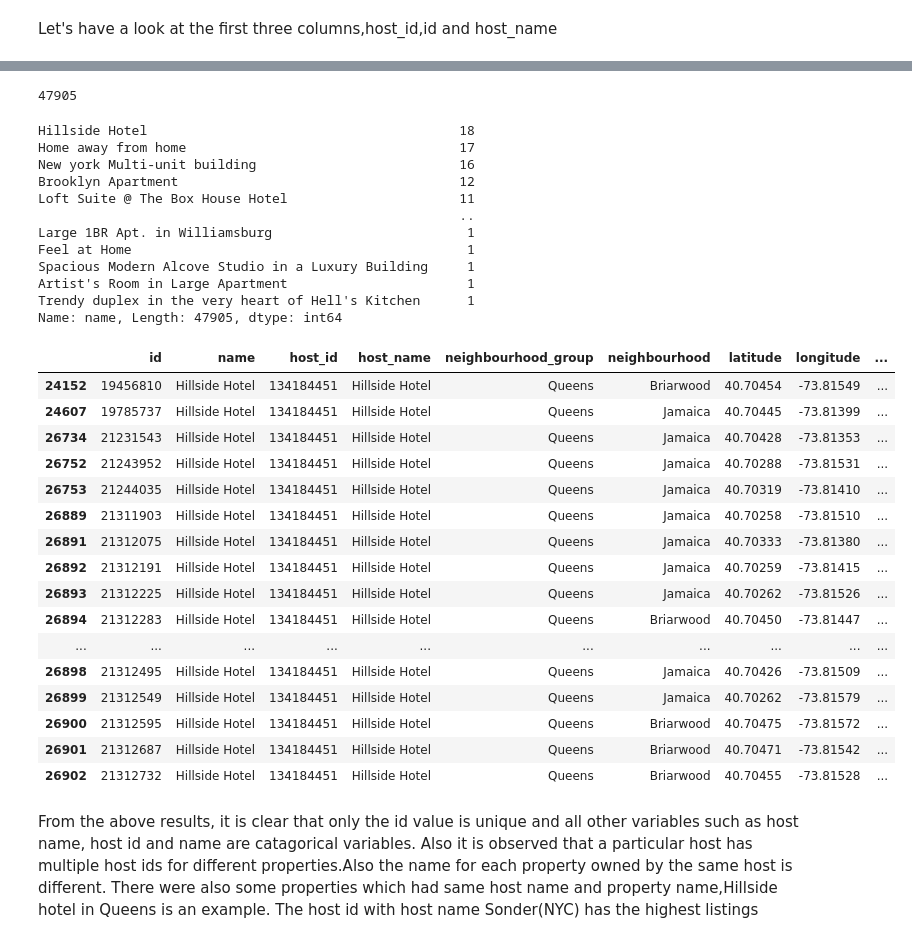
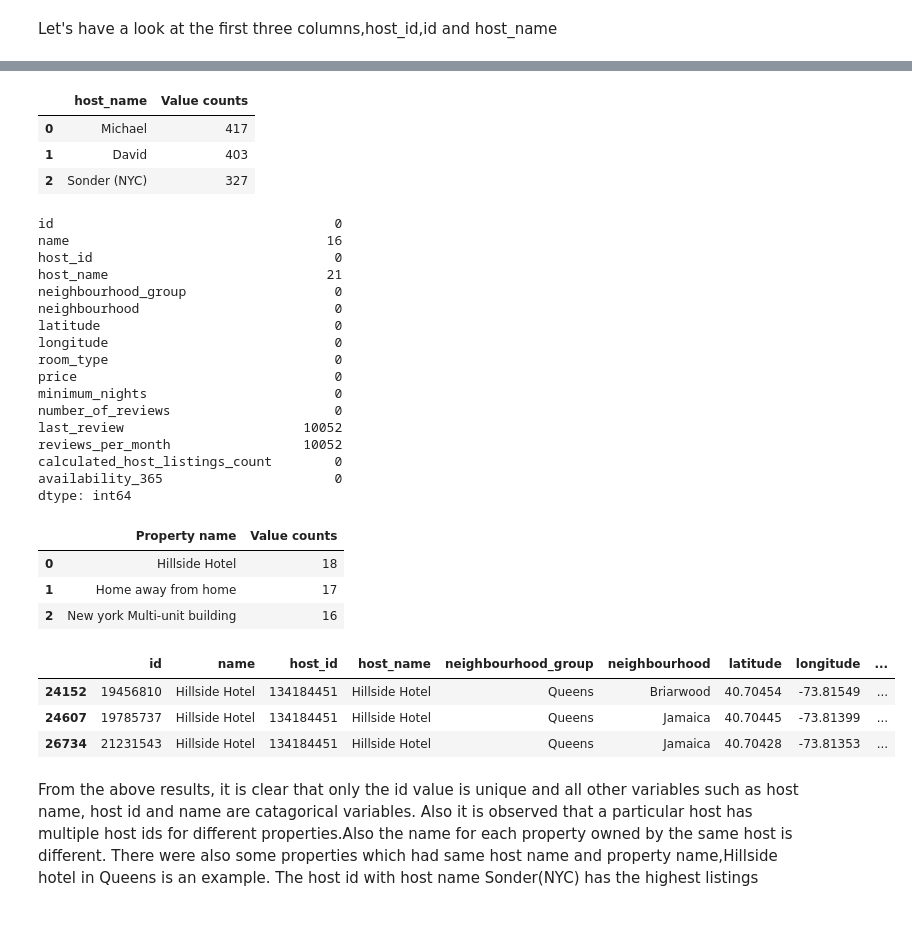
Before and after one commit to gokuljagannadh/Airbnb_Booking_Analysis, a Jupyter notebook: Airbnb_Bookings_Analysis_Capstone_Project.ipynb, the cells around one changed output, grey strips where cells are left out. Drawn from its saved outputs; the diff is of its cells as text; code cells hidden in the pictures.

```diff
--- a/Airbnb_Bookings_Analysis_Capstone_Project.ipynb
+++ b/Airbnb_Bookings_Analysis_Capstone_Project.ipynb
@@ -150,42 +89,44 @@ df[df['host_id']==219517861]
-# %%
-df['name'].nunique()
-# %% [output]
-47905
-# %%
-df['name'].value_counts()
-# %% [output]
-Hillside Hotel                                        18
-Home away from home                                   17
-New york Multi-unit building                          16
-Brooklyn Apartment                                    12
-Loft Suite @ The Box House Hotel                      11
-                                                      ..
-Large 1BR Apt. in Williamsburg                         1
-Feel at Home                                           1
-Spacious Modern Alcove Studio in a Luxury Building     1
-Artist's Room in Large Apartment                       1
-Trendy duplex in the very heart of Hell's Kitchen      1
-Name: name, Length: 47905, dtype: int64
+# %%
+pd.DataFrame(df['host_name'].value_counts()).reset_index().rename(columns={'index':'host_name','host_name':'Value counts'})[:3]
+# %% [output]
+|  | host_name | Value counts |
+| 0 | Michael | 417 |
+| 1 | David | 403 |
+| 2 | Sonder (NYC) | 327 |
+# %%
+df.isnull().sum()
+# %% [output]
+id                                    0
+name                                 16
+host_id                               0
+host_name                            21
+neighbourhood_group                   0
+neighbourhood                         0
+latitude                              0
+longitude                             0
+room_type                             0
+price                                 0
+minimum_nights                        0
+number_of_reviews                     0
+last_review                       10052
+reviews_per_month                 10052
+calculated_host_listings_count        0
+availability_365                      0
+dtype: int64
+# %%
+pd.DataFrame(df['name'].value_counts()).reset_index().rename(columns={'index':'Property name','name':'Value counts'})[:3]
+# %% [output]
+|  | Property name | Value counts |
+| 0 | Hillside Hotel | 18 |
+| 1 | Home away from home | 17 |
+| 2 | New york Multi-unit building | 16 |
 # %%
-df[df['name']=='Hillside Hotel']
+df[df['name']=='Hillside Hotel'][:3]
 # %% [output]
 |  | id | name | host_id | host_name | neighbourhood_group | neighbourhood | latitude | longitude | ... |
 | 24152 | 19456810 | Hillside Hotel | 134184451 | Hillside Hotel | Queens | Briarwood | 40.70454 | -73.81549 | ... |
 | 24607 | 19785737 | Hillside Hotel | 134184451 | Hillside Hotel | Queens | Jamaica | 40.70445 | -73.81399 | ... |
 | 26734 | 21231543 | Hillside Hotel | 134184451 | Hillside Hotel | Queens | Jamaica | 40.70428 | -73.81353 | ... |
-| 26752 | 21243952 | Hillside Hotel | 134184451 | Hillside Hotel | Queens | Jamaica | 40.70288 | -73.81531 | ... |
-| 26753 | 21244035 | Hillside Hotel | 134184451 | Hillside Hotel | Queens | Jamaica | 40.70319 | -73.81410 | ... |
-| 26889 | 21311903 | Hillside Hotel | 134184451 | Hillside Hotel | Queens | Jamaica | 40.70258 | -73.81510 | ... |
-| 26891 | 21312075 | Hillside Hotel | 134184451 | Hillside Hotel | Queens | Jamaica | 40.70333 | -73.81380 | ... |
-| 26892 | 21312191 | Hillside Hotel | 134184451 | Hillside Hotel | Queens | Jamaica | 40.70259 | -73.81415 | ... |
-| 26893 | 21312225 | Hillside Hotel | 134184451 | Hillside Hotel | Queens | Jamaica | 40.70262 | -73.81526 | ... |
-| 26894 | 21312283 | Hillside Hotel | 134184451 | Hillside Hotel | Queens | Briarwood | 40.70450 | -73.81447 | ... |
-| ... | ... | ... | ... | ... | ... | ... | ... | ... | ... |
-| 26898 | 21312495 | Hillside Hotel | 134184451 | Hillside Hotel | Queens | Jamaica | 40.70426 | -73.81509 | ... |
-| 26899 | 21312549 | Hillside Hotel | 134184451 | Hillside Hotel | Queens | Jamaica | 40.70262 | -73.81579 | ... |
-| 26900 | 21312595 | Hillside Hotel | 134184451 | Hillside Hotel | Queens | Briarwood | 40.70475 | -73.81572 | ... |
-| 26901 | 21312687 | Hillside Hotel | 134184451 | Hillside Hotel | Queens | Briarwood | 40.70471 | -73.81542 | ... |
-| 26902 | 21312732 | Hillside Hotel | 134184451 | Hillside Hotel | Queens | Briarwood | 40.70455 | -73.81528 | ... |
 # %% [markdown]
 From the above results, it is clear that only the id value is unique and all other variables such as host name, host id and name are catagorical variables. Also it is observed that a particular host has multiple host ids for different properties.Also the name for each property owned by the same host is different. There were also some properties which had same host name and property name,Hillside hotel in Queens is an example. The host id with host name Sonder(NYC) has the highest listings
 # %%
```
Also changed, not shown: parts of 73 cells of this notebook.
